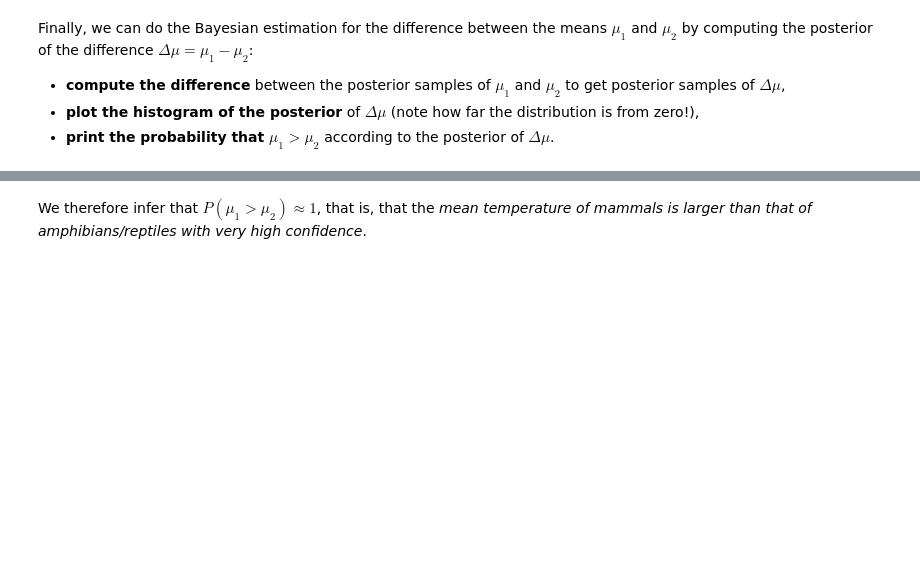
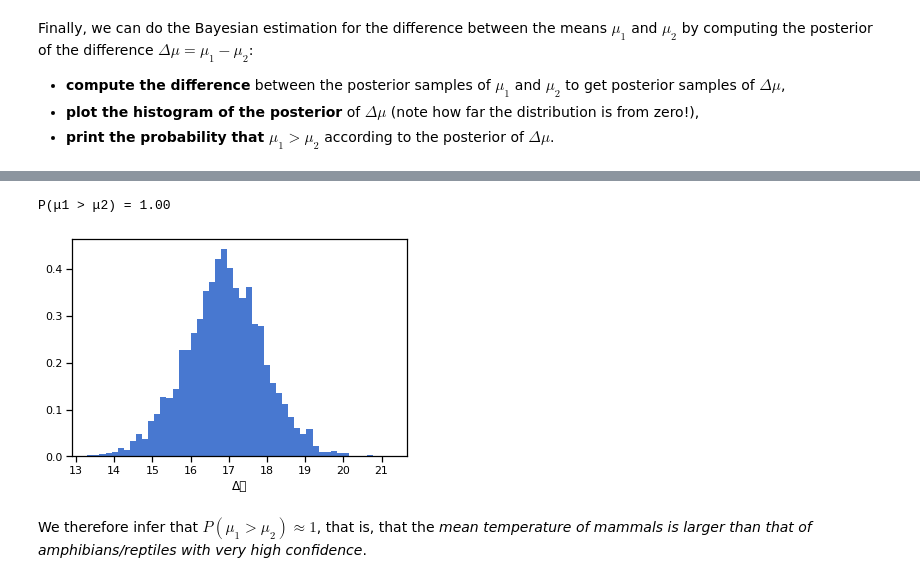
Before and after one commit to stavshem/SciComPy, a Jupyter notebook: assignments/A2.ipynb, the cells around one changed output, grey strips where cells are left out. Saved outputs shown, nothing was run; the diff lists cells and outputs as text; code cells hidden in the pictures; blank space fills up the shorter version.

```diff
--- a/assignments/A2.ipynb
+++ b/assignments/A2.ipynb
@@ -303,3 +289,11 @@ P(μ1 > μ2) = 1.0
+# %%
+delta_𝜇 = sample[:,0] - sample[:,1]
+plt.hist(delta_𝜇.reshape(-1), density=True, bins=50)
+plt.xlabel(u'Δ𝜇')
+print(f"P(μ1 > μ2) = {(delta_𝜇 > 0).sum() / len(delta_𝜇):.2f}")
+# %% [output]
+P(μ1 > μ2) = 1.00
+[figure, added]
 # %% [markdown]
 We therefore infer that $P(\mu_1 > \mu_2) \approx 1$, that is, that the _mean temperature of mammals is larger than that of amphibians/reptiles with very high confidence_.
 # %% [markdown]
```
Also changed, not shown: parts of 26 cells of this notebook, 1 other file.
